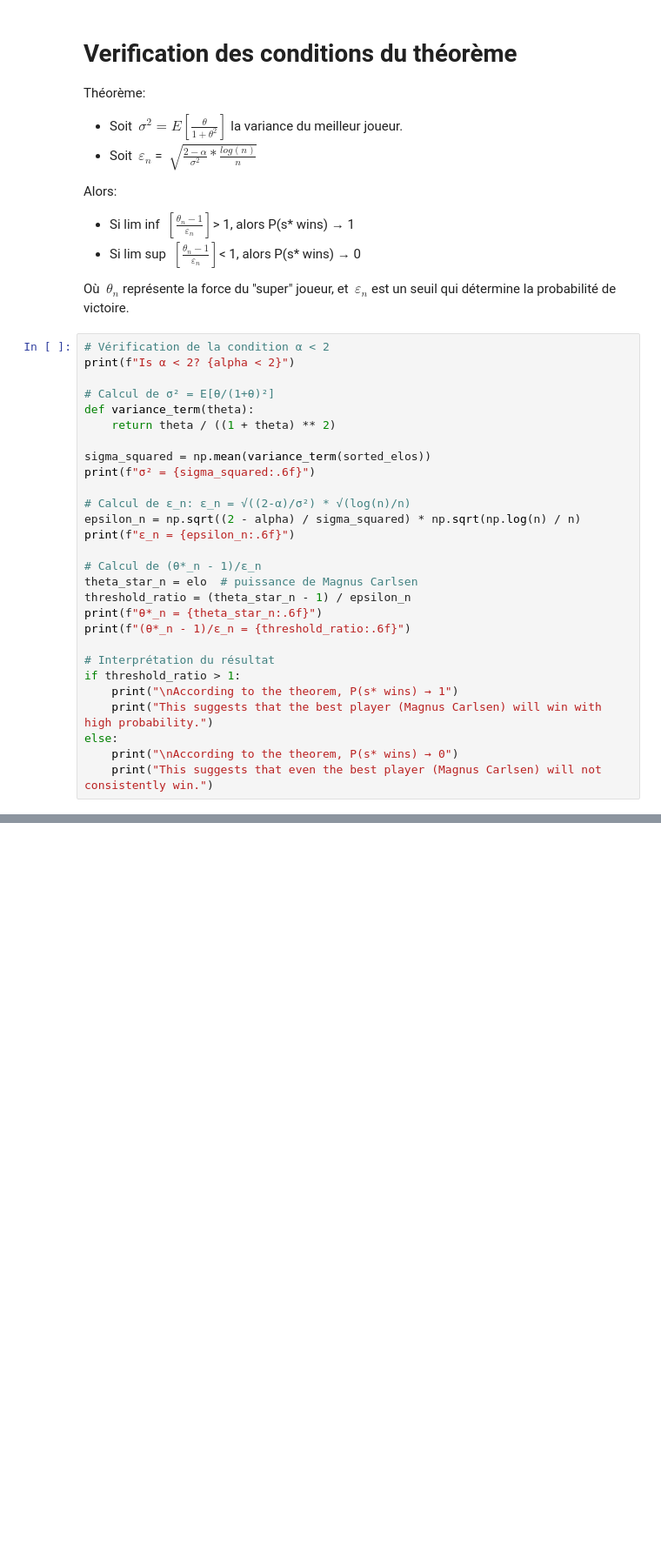
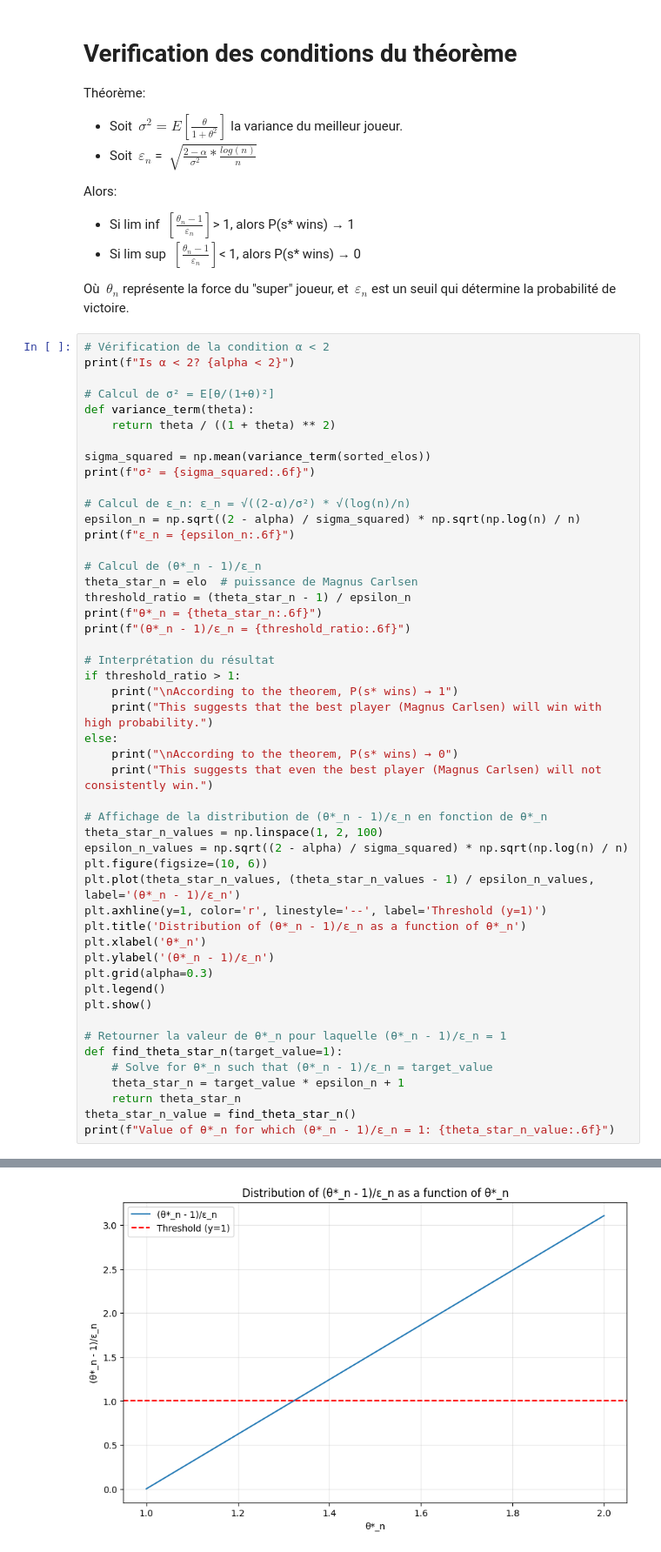
Before and after one commit to NathENSAE/Seminaire, a Jupyter notebook: seminaire.ipynb, the cells around one changed output, grey strips where cells are left out. Shown at 87% size. Cells and saved outputs as stored; diff of their text form; blank space fills up the shorter version.

```diff
--- a/seminaire.ipynb
+++ b/seminaire.ipynb
@@ -248,30 +285,52 @@ def variance_term(theta):
 
 sigma_squared = np.mean(variance_term(sorted_elos))
 print(f"σ² = {sigma_squared:.6f}")
 
 # Calcul de ε_n: ε_n = √((2-α)/σ²) * √(log(n)/n)
 epsilon_n = np.sqrt((2 - alpha) / sigma_squared) * np.sqrt(np.log(n) / n)
 print(f"ε_n = {epsilon_n:.6f}")
 
 # Calcul de (θ*_n - 1)/ε_n
 theta_star_n = elo  # puissance de Magnus Carlsen
 threshold_ratio = (theta_star_n - 1) / epsilon_n
 print(f"θ*_n = {theta_star_n:.6f}")
 print(f"(θ*_n - 1)/ε_n = {threshold_ratio:.6f}")
 
 # Interprétation du résultat
 if threshold_ratio > 1:
     print("\nAccording to the theorem, P(s* wins) → 1")
     print("This suggests that the best player (Magnus Carlsen) will win with high probability.")
 else:
     print("\nAccording to the theorem, P(s* wins) → 0")
     print("This suggests that even the best player (Magnus Carlsen) will not consistently win.")
+
+# Affichage de la distribution de (θ*_n - 1)/ε_n en fonction de θ*_n
+theta_star_n_values = np.linspace(1, 2, 100)
+epsilon_n_values = np.sqrt((2 - alpha) / sigma_squared) * np.sqrt(np.log(n) / n)
+plt.figure(figsize=(10, 6))
+plt.plot(theta_star_n_values, (theta_star_n_values - 1) / epsilon_n_values, label='(θ*_n - 1)/ε_n')
+plt.axhline(y=1, color='r', linestyle='--', label='Threshold (y=1)')
+plt.title('Distribution of (θ*_n - 1)/ε_n as a function of θ*_n')
+plt.xlabel('θ*_n')
+plt.ylabel('(θ*_n - 1)/ε_n')
+plt.grid(alpha=0.3)
+plt.legend()
+plt.show()
+
+# Retourner la valeur de θ*_n pour laquelle (θ*_n - 1)/ε_n = 1
+def find_theta_star_n(target_value=1):
+    # Solve for θ*_n such that (θ*_n - 1)/ε_n = target_value
+    theta_star_n = target_value * epsilon_n + 1
+    return theta_star_n
+theta_star_n_value = find_theta_star_n()
+print(f"Value of θ*_n for which (θ*_n - 1)/ε_n = 1: {theta_star_n_value:.6f}")
 # %% [output]
 Is α < 2? True
 σ² = 0.245033
 ε_n = 0.321883
 θ*_n = 1.030864
 (θ*_n - 1)/ε_n = 0.095886
 
 According to the theorem, P(s* wins) → 0
 This suggests that even the best player (Magnus Carlsen) will not consistently win.
+[figure, added]
```
Also changed, not shown: parts of 4 cells of this notebook, 1 other file.
